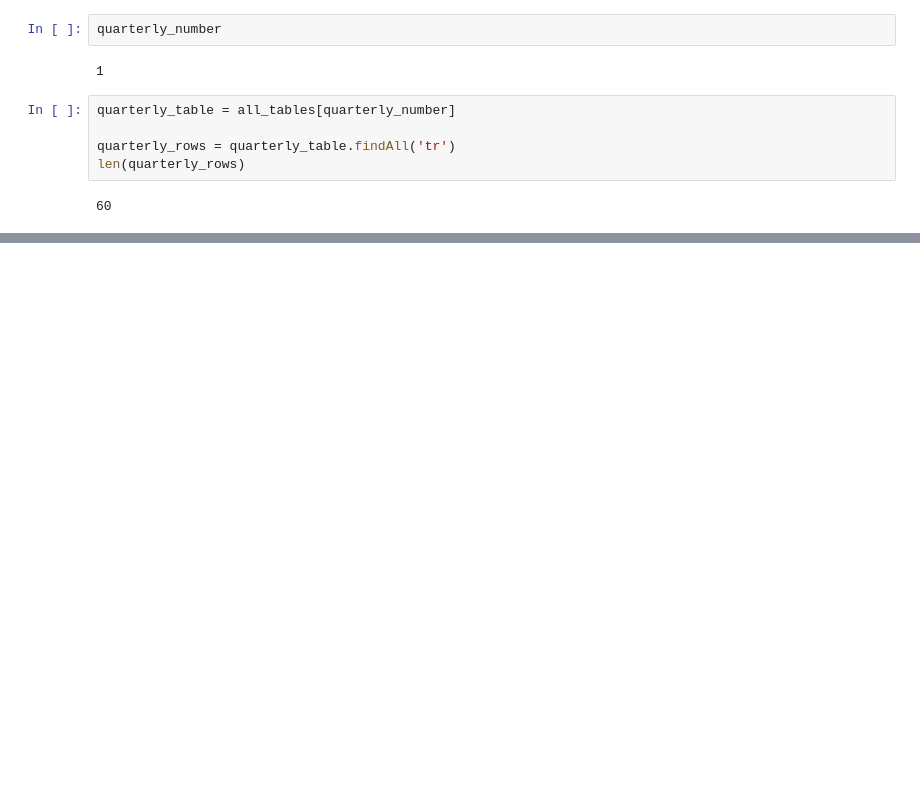
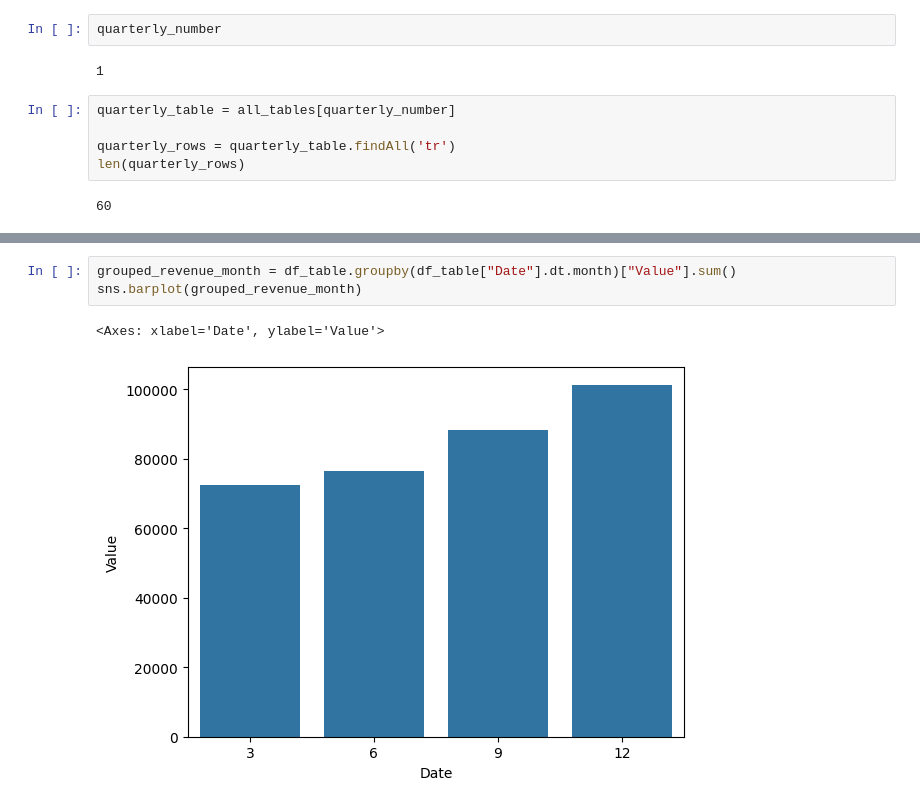
Before and after one commit to maria-pigazzi/web-scraping-project-tutorial, a Jupyter notebook: src/exercise.ipynb, the cells around one changed output, grey strips where cells are left out. Drawn from its saved outputs; the diff is of its cells as text; blank space fills up the shorter version.

```diff
--- a/src/exercise.ipynb
+++ b/src/exercise.ipynb
@@ -80,0 +227,6 @@ df_table.plot()
+# %%
+grouped_revenue_month = df_table.groupby(df_table["Date"].dt.month)["Value"].sum()
+sns.barplot(grouped_revenue_month)
+# %% [output]
+<Axes: xlabel='Date', ylabel='Value'>
+[figure, added]
```
Also changed, not shown: parts of 16 cells of this notebook, 1 other file.
